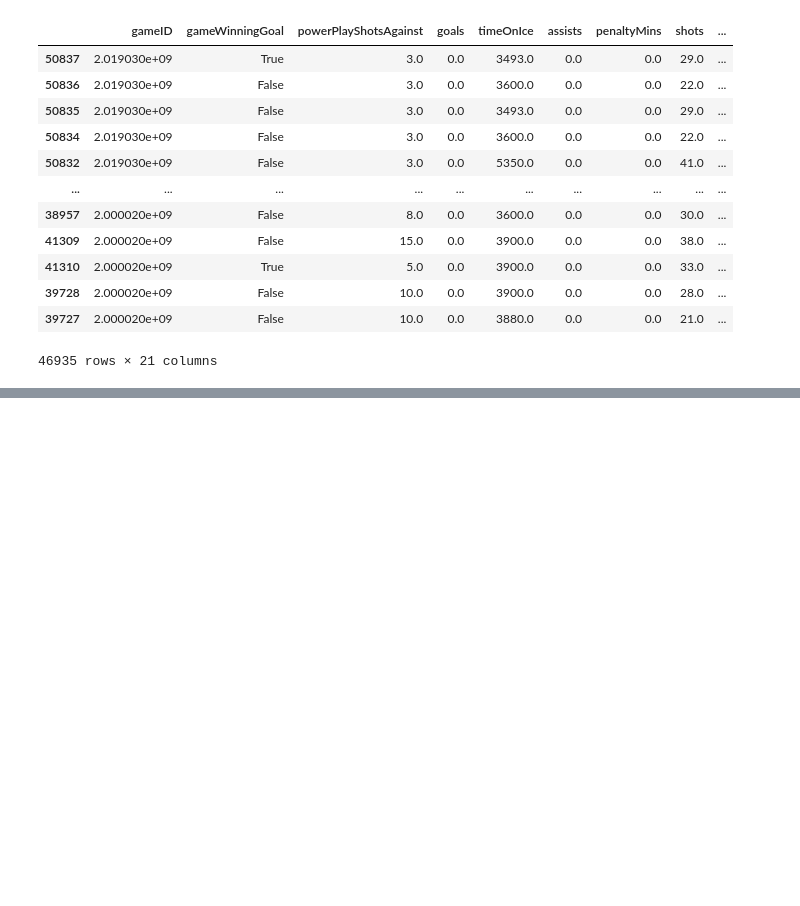
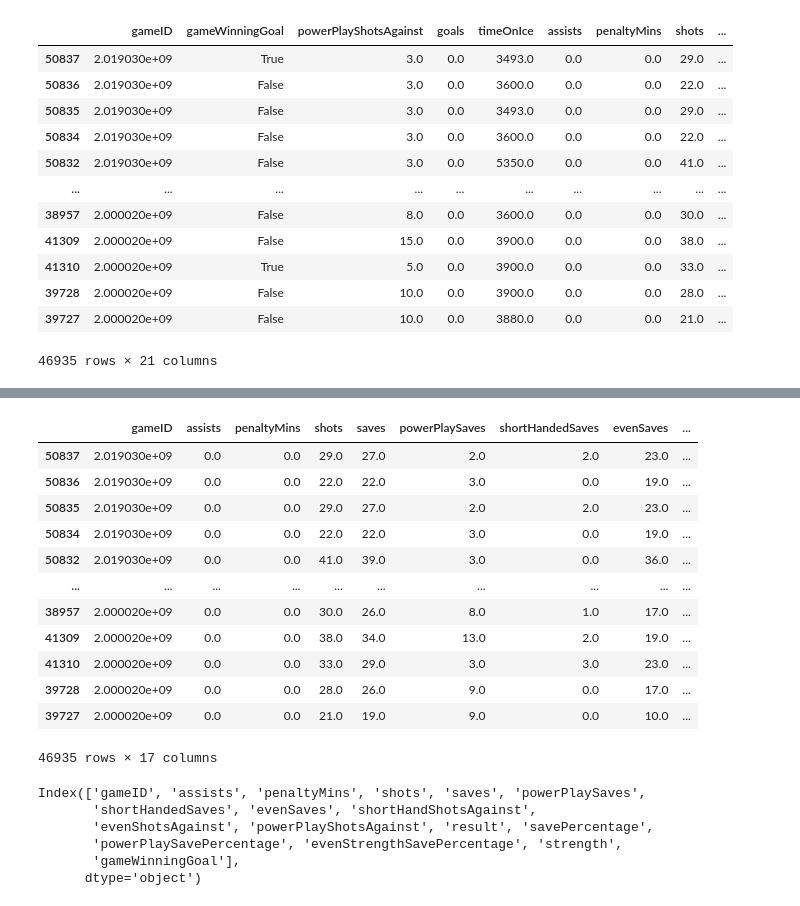
Before and after one commit to data301-2021-winter1/project-group56-project, a Jupyter notebook: notebooks/William notebook.ipynb, the cells around one changed output, grey strips where cells are left out. Cells and saved outputs as stored; diff of their text form; code cells hidden in the pictures; blank space fills up the shorter version.

```diff
--- a/notebooks/William notebook.ipynb
+++ b/notebooks/William notebook.ipynb
@@ -245,0 +244,30 @@ loadAndProcess(r"..\data\raw\nhlStats.csv")
+# %%
+#task 4
+
+import WilliamNotebook_function
+
+df = WilliamNotebook_function.loadAndProcess(r"..\data\raw\nhlStats.csv")
+df
+# %% [output]
+|  | gameID | assists | penaltyMins | shots | saves | powerPlaySaves | shortHandedSaves | evenSaves | ... |
+| 50837 | 2.019030e+09 | 0.0 | 0.0 | 29.0 | 27.0 | 2.0 | 2.0 | 23.0 | ... |
+| 50836 | 2.019030e+09 | 0.0 | 0.0 | 22.0 | 22.0 | 3.0 | 0.0 | 19.0 | ... |
+| 50835 | 2.019030e+09 | 0.0 | 0.0 | 29.0 | 27.0 | 2.0 | 2.0 | 23.0 | ... |
+| 50834 | 2.019030e+09 | 0.0 | 0.0 | 22.0 | 22.0 | 3.0 | 0.0 | 19.0 | ... |
+| 50832 | 2.019030e+09 | 0.0 | 0.0 | 41.0 | 39.0 | 3.0 | 0.0 | 36.0 | ... |
+| ... | ... | ... | ... | ... | ... | ... | ... | ... | ... |
+| 38957 | 2.000020e+09 | 0.0 | 0.0 | 30.0 | 26.0 | 8.0 | 1.0 | 17.0 | ... |
+| 41309 | 2.000020e+09 | 0.0 | 0.0 | 38.0 | 34.0 | 13.0 | 2.0 | 19.0 | ... |
+| 41310 | 2.000020e+09 | 0.0 | 0.0 | 33.0 | 29.0 | 3.0 | 3.0 | 23.0 | ... |
+| 39728 | 2.000020e+09 | 0.0 | 0.0 | 28.0 | 26.0 | 9.0 | 0.0 | 17.0 | ... |
+| 39727 | 2.000020e+09 | 0.0 | 0.0 | 21.0 | 19.0 | 9.0 | 0.0 | 10.0 | ... |
+46935 rows × 17 columns
+# %%
+df.columns
+# %% [output]
+Index(['gameID', 'assists', 'penaltyMins', 'shots', 'saves', 'powerPlaySaves',
+       'shortHandedSaves', 'evenSaves', 'shortHandShotsAgainst',
+       'evenShotsAgainst', 'powerPlayShotsAgainst', 'result', 'savePercentage',
+       'powerPlaySavePercentage', 'evenStrengthSavePercentage', 'strength',
+       'gameWinningGoal'],
+      dtype='object')
```
Also changed, not shown: parts of 2 cells of this notebook, 1 other file.
